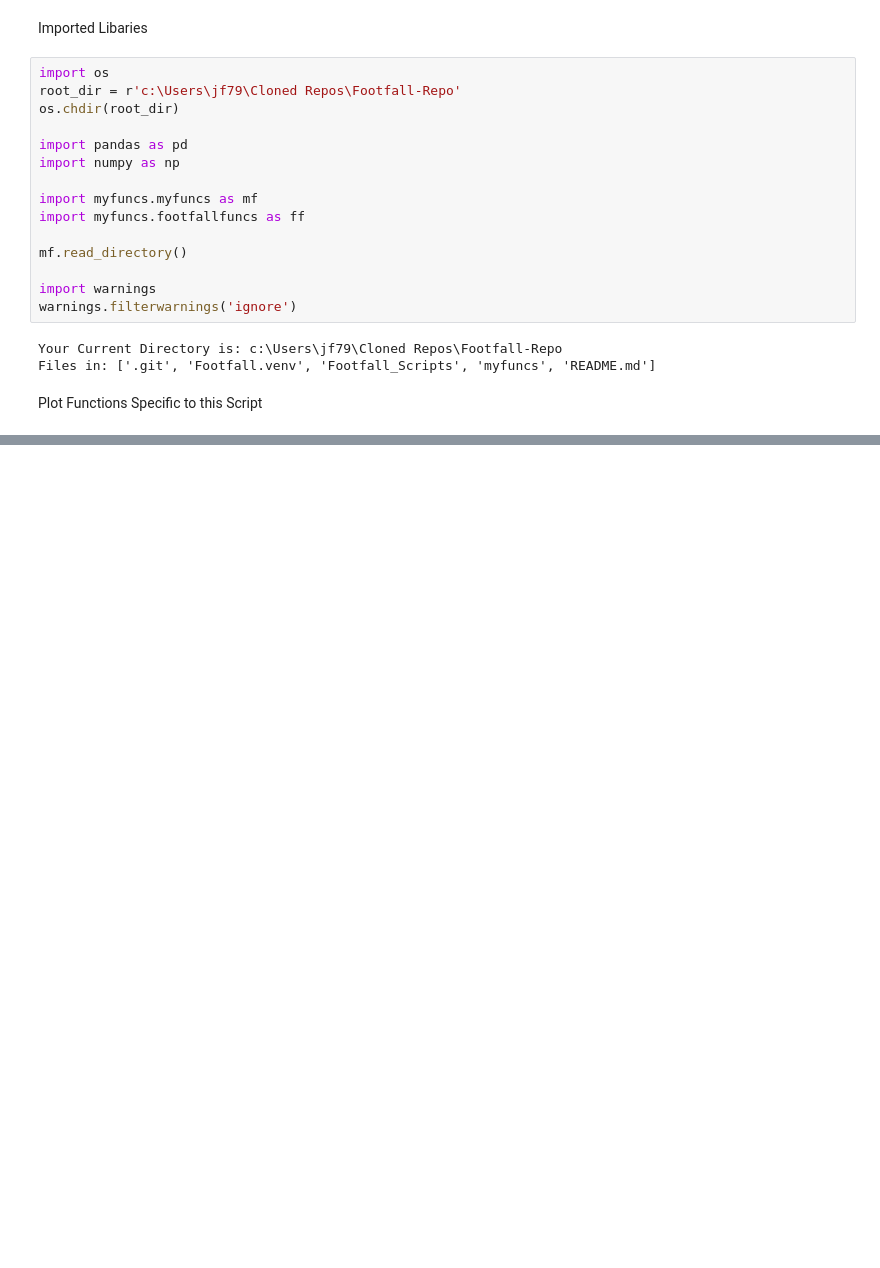
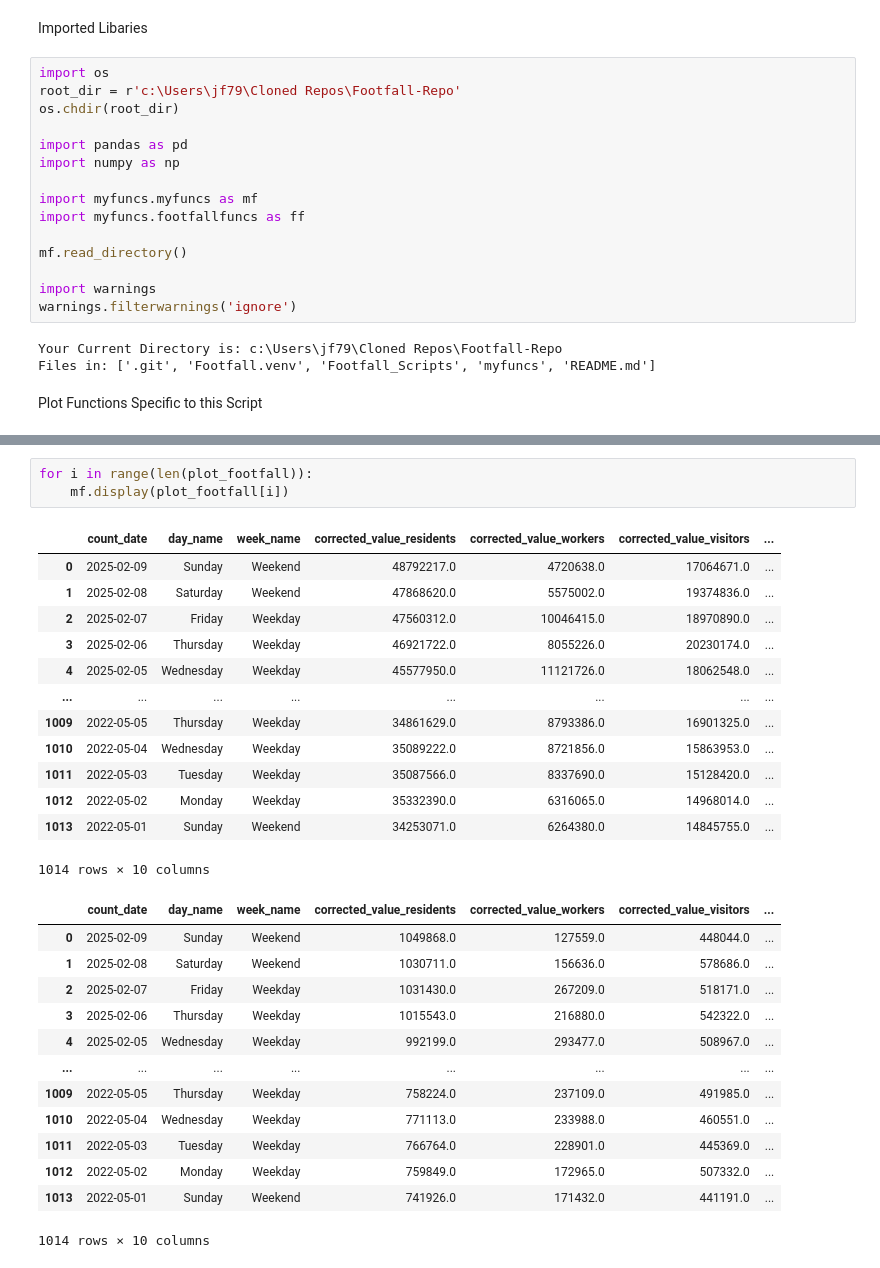
Before and after one commit to LBHF-JamalFazaldin/Footfall-and-Spend-Analytics, a Jupyter notebook: Footfall_Scripts/Main Footfall Script.ipynb, the cells around one changed output, grey strips where cells are left out. Cells and saved outputs as stored; diff of their text form; blank space fills up the shorter version.

```diff
--- a/Footfall_Scripts/Main Footfall Script.ipynb
+++ b/Footfall_Scripts/Main Footfall Script.ipynb
@@ -23 +103,31 @@ Plot Functions Specific to this Script
+# %%
+for i in range(len(plot_footfall)):
+    mf.display(plot_footfall[i])
+# %% [output]
+|  | count_date | day_name | week_name | corrected_value_residents | corrected_value_workers | corrected_value_visitors | ... |
+| 0 | 2025-02-09 | Sunday | Weekend | 48792217.0 | 4720638.0 | 17064671.0 | ... |
+| 1 | 2025-02-08 | Saturday | Weekend | 47868620.0 | 5575002.0 | 19374836.0 | ... |
+| 2 | 2025-02-07 | Friday | Weekday | 47560312.0 | 10046415.0 | 18970890.0 | ... |
+| 3 | 2025-02-06 | Thursday | Weekday | 46921722.0 | 8055226.0 | 20230174.0 | ... |
+| 4 | 2025-02-05 | Wednesday | Weekday | 45577950.0 | 11121726.0 | 18062548.0 | ... |
+| ... | ... | ... | ... | ... | ... | ... | ... |
+| 1009 | 2022-05-05 | Thursday | Weekday | 34861629.0 | 8793386.0 | 16901325.0 | ... |
+| 1010 | 2022-05-04 | Wednesday | Weekday | 35089222.0 | 8721856.0 | 15863953.0 | ... |
+| 1011 | 2022-05-03 | Tuesday | Weekday | 35087566.0 | 8337690.0 | 15128420.0 | ... |
+| 1012 | 2022-05-02 | Monday | Weekday | 35332390.0 | 6316065.0 | 14968014.0 | ... |
+| 1013 | 2022-05-01 | Sunday | Weekend | 34253071.0 | 6264380.0 | 14845755.0 | ... |
+1014 rows × 10 columns
+|  | count_date | day_name | week_name | corrected_value_residents | corrected_value_workers | corrected_value_visitors | ... |
+| 0 | 2025-02-09 | Sunday | Weekend | 1049868.0 | 127559.0 | 448044.0 | ... |
+| 1 | 2025-02-08 | Saturday | Weekend | 1030711.0 | 156636.0 | 578686.0 | ... |
+| 2 | 2025-02-07 | Friday | Weekday | 1031430.0 | 267209.0 | 518171.0 | ... |
+| 3 | 2025-02-06 | Thursday | Weekday | 1015543.0 | 216880.0 | 542322.0 | ... |
+| 4 | 2025-02-05 | Wednesday | Weekday | 992199.0 | 293477.0 | 508967.0 | ... |
+| ... | ... | ... | ... | ... | ... | ... | ... |
+| 1009 | 2022-05-05 | Thursday | Weekday | 758224.0 | 237109.0 | 491985.0 | ... |
+| 1010 | 2022-05-04 | Wednesday | Weekday | 771113.0 | 233988.0 | 460551.0 | ... |
+| 1011 | 2022-05-03 | Tuesday | Weekday | 766764.0 | 228901.0 | 445369.0 | ... |
+| 1012 | 2022-05-02 | Monday | Weekday | 759849.0 | 172965.0 | 507332.0 | ... |
+| 1013 | 2022-05-01 | Sunday | Weekend | 741926.0 | 171432.0 | 441191.0 | ... |
+1014 rows × 10 columns
 # %%
```
Also changed, not shown: parts of 17 cells of this notebook, 4 other files.
